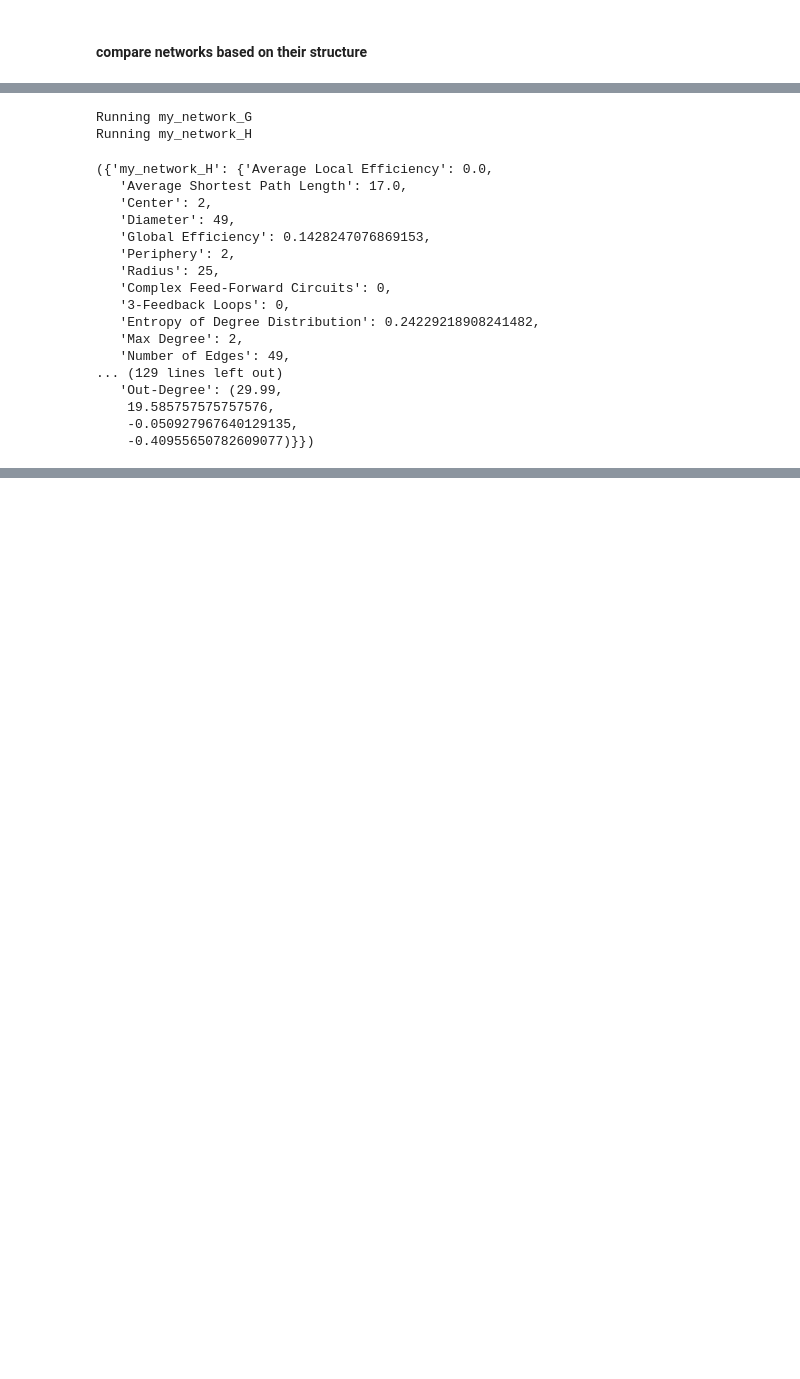
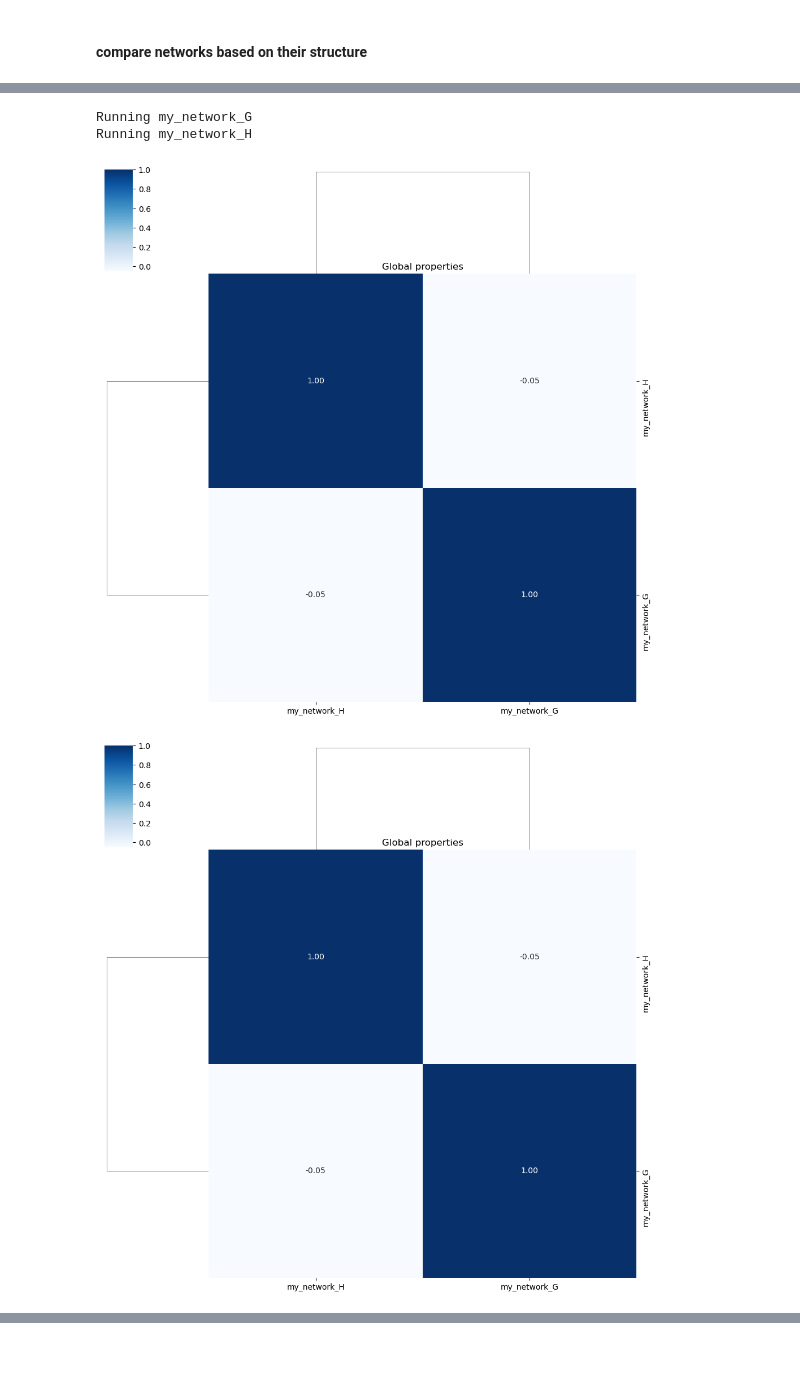
Before and after one commit to freyrelab/netective, a Jupyter notebook: docs/module_tutorial.ipynb, the cells around one changed output, grey strips where cells are left out. Drawn from its saved outputs; the diff is of its cells as text; code cells hidden in the pictures; blank space fills up the shorter version.

```diff
--- a/docs/module_tutorial.ipynb
+++ b/docs/module_tutorial.ipynb
@@ -184,51 +184,36 @@ Rich Club Coefficient
 from netective import compare_structure
 import networkx as nx
 
 # Let's create a random network to characterize
 G = nx.erdos_renyi_graph(100, 0.3, directed=True)
 # Let's create a second network to compare to the first one.
 H = nx.path_graph(50, create_using=nx.DiGraph)
 
 # Comparing both networks is as simple as calling the function with a dictionary of networks.
 networks = {"my_network_G": G, "my_network_H": H}
-compare_structure(networks, return_prop_dicts=True)
+compare_structure(networks, return_prop_dicts=False)
 # %% [output]
 Properties used for analysis:
 Average Degree for Nearest Neighbors (Undirected)
 Average Local Efficiency
 Average Degree for Nearest Neighbors (Out-Out)
 Average Shortest Path Length
 Betweenness Centrality
 Center
 Clustering Coefficient
 Complex Feed-Forward Circuits
 Degree
 Density
 Diameter
 ... (21 lines left out)
 Self Regulations
 Subgraph Centrality
 Undirected Density
 Undirected Gini Index
 Running my_network_G
 Running my_network_H
-({'my_network_H': {'Average Local Efficiency': 0.0,
-   'Average Shortest Path Length': 17.0,
-   'Center': 2,
-   'Diameter': 49,
-   'Global Efficiency': 0.1428247076869153,
-   'Periphery': 2,
-   'Radius': 25,
-   'Complex Feed-Forward Circuits': 0,
-   '3-Feedback Loops': 0,
-   'Entropy of Degree Distribution': 0.24229218908241482,
-   'Max Degree': 2,
-   'Number of Edges': 49,
-... (129 lines left out)
-   'Out-Degree': (29.99,
-    19.585757575757576,
-    -0.050927967640129135,
-    -0.40955650782609077)}})
+[figure, added]
+[figure, added]
 # %%
 # pearsonr is used by default to compare networks. Other methods are available using the parameter association_metric.
 # compare_structure runs in parallel by default. Use workers to specify the number of processes to run in parallel.
```
Also changed, not shown: parts of 29 cells of this notebook, 3 other files.
